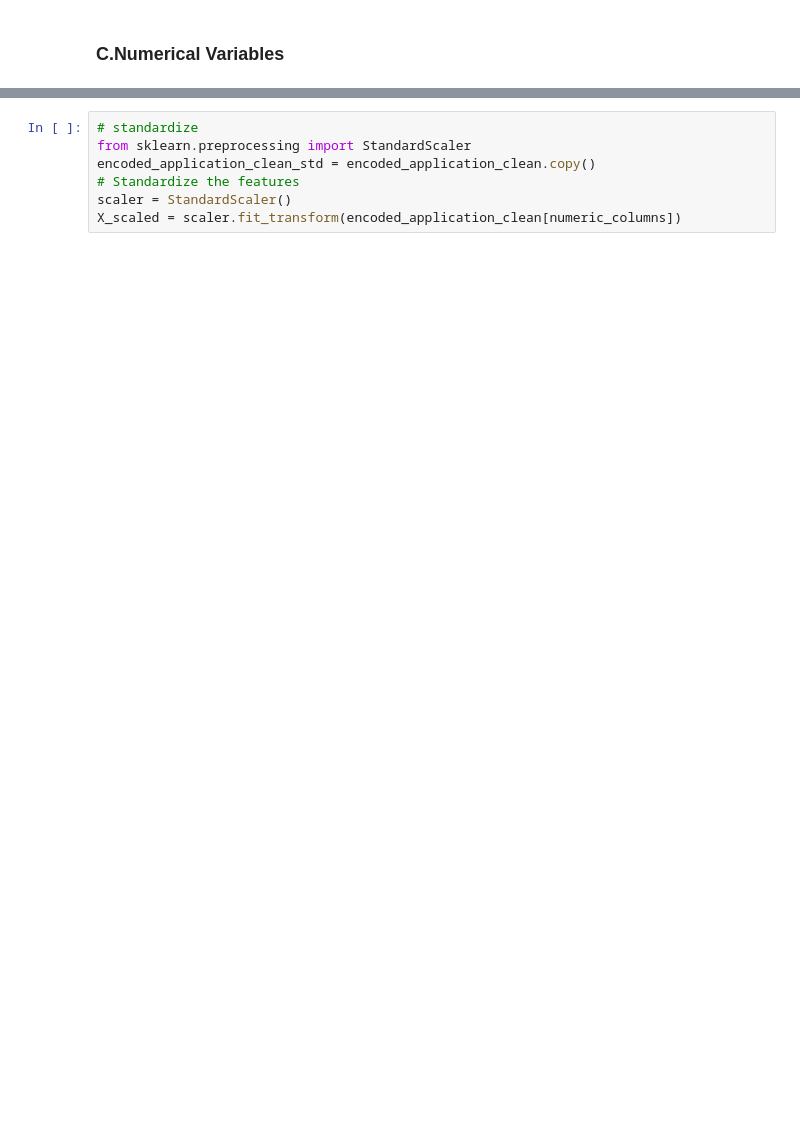
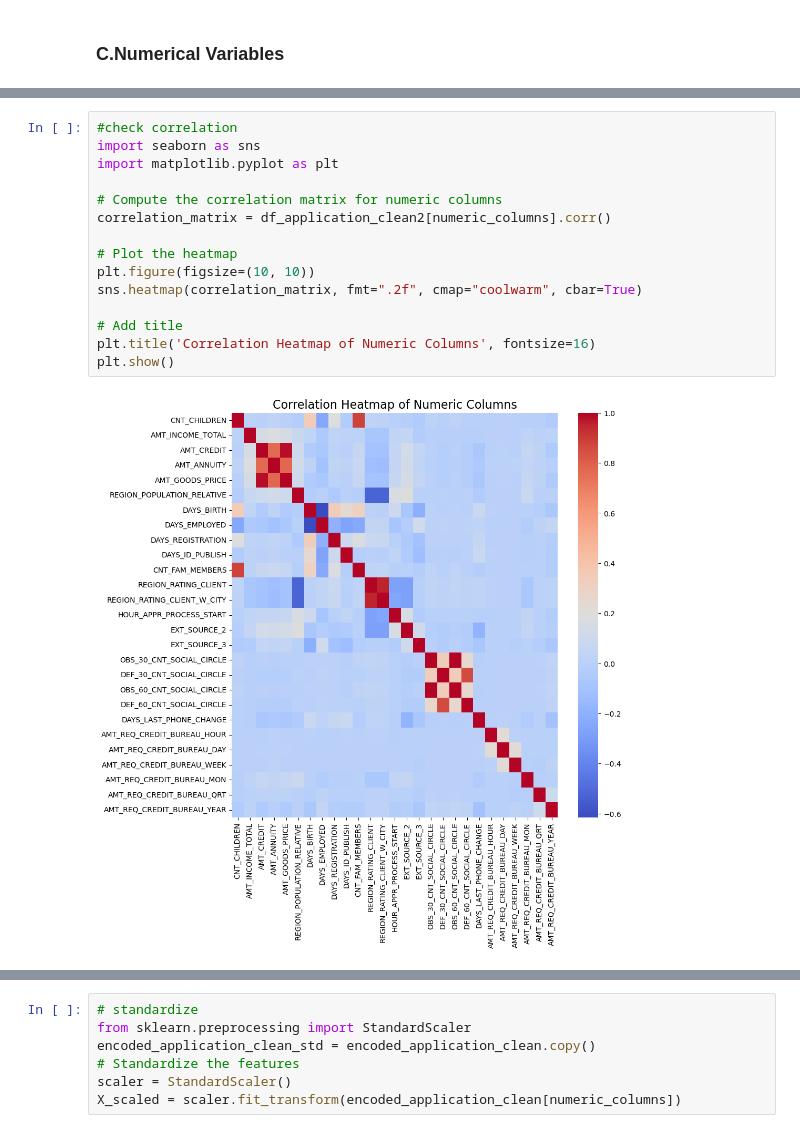
Before and after one commit to wildestdream33/Credit-Risk-Project, a Jupyter notebook: 545_Final_Project.ipynb, the cells around one changed output, grey strips where cells are left out. Cells and saved outputs as stored; diff of their text form; blank space fills up the shorter version.

```diff
--- a/545_Final_Project.ipynb
+++ b/545_Final_Project.ipynb
@@ -231,3 +290,20 @@ display(numerical_summary)
 | 50% | 0.000000 | 1.575000e+05 | 5.212800e+05 | 25060.500000 | 4.500000e+05 | 0.018850 | ... |
 | 75% | 1.000000 | 2.025000e+05 | 8.140410e+05 | 34780.500000 | 6.885000e+05 | 0.028663 | ... |
 | max | 19.000000 | 1.170000e+08 | 4.050000e+06 | 258025.500000 | 4.050000e+06 | 0.072508 | ... |
+# %%
+#check correlation
+import seaborn as sns
+import matplotlib.pyplot as plt
+
+# Compute the correlation matrix for numeric columns
+correlation_matrix = df_application_clean2[numeric_columns].corr()
+
+# Plot the heatmap
+plt.figure(figsize=(10, 10))
+sns.heatmap(correlation_matrix, fmt=".2f", cmap="coolwarm", cbar=True)
+
+# Add title
+plt.title('Correlation Heatmap of Numeric Columns', fontsize=16)
+plt.show()
+# %% [output]
+[figure, added]
```
Also changed, not shown: parts of 13 cells of this notebook.
